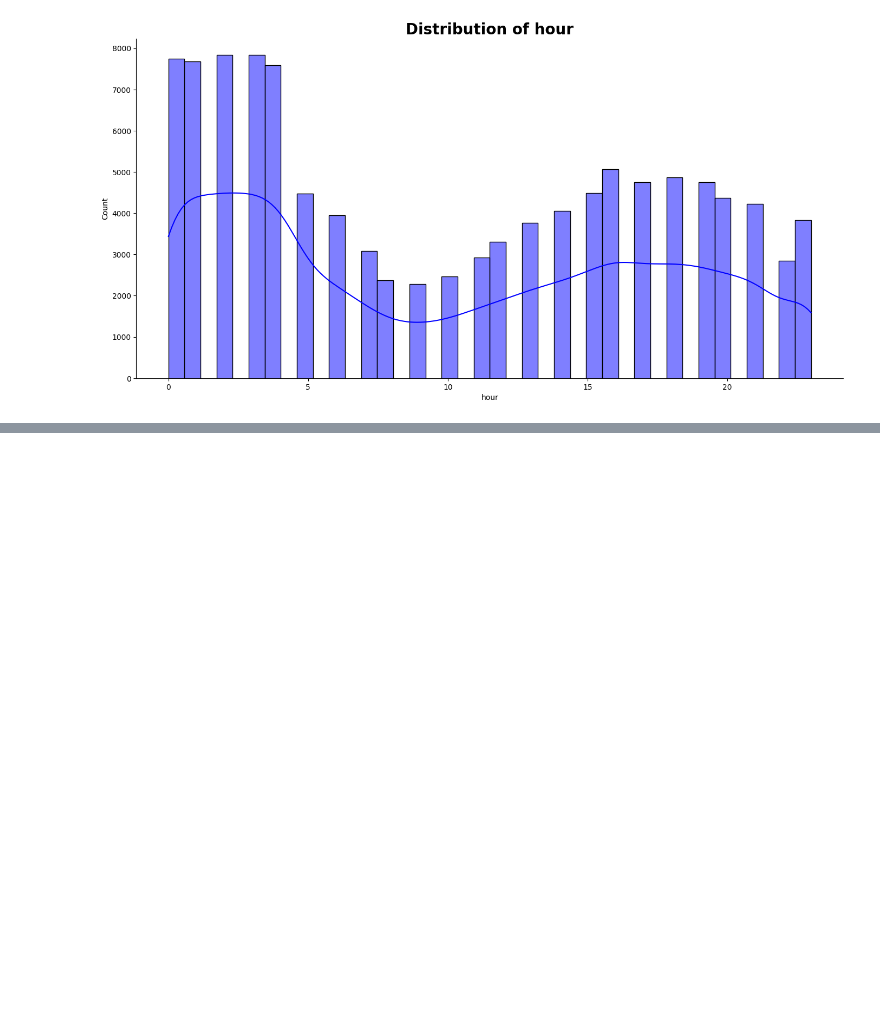
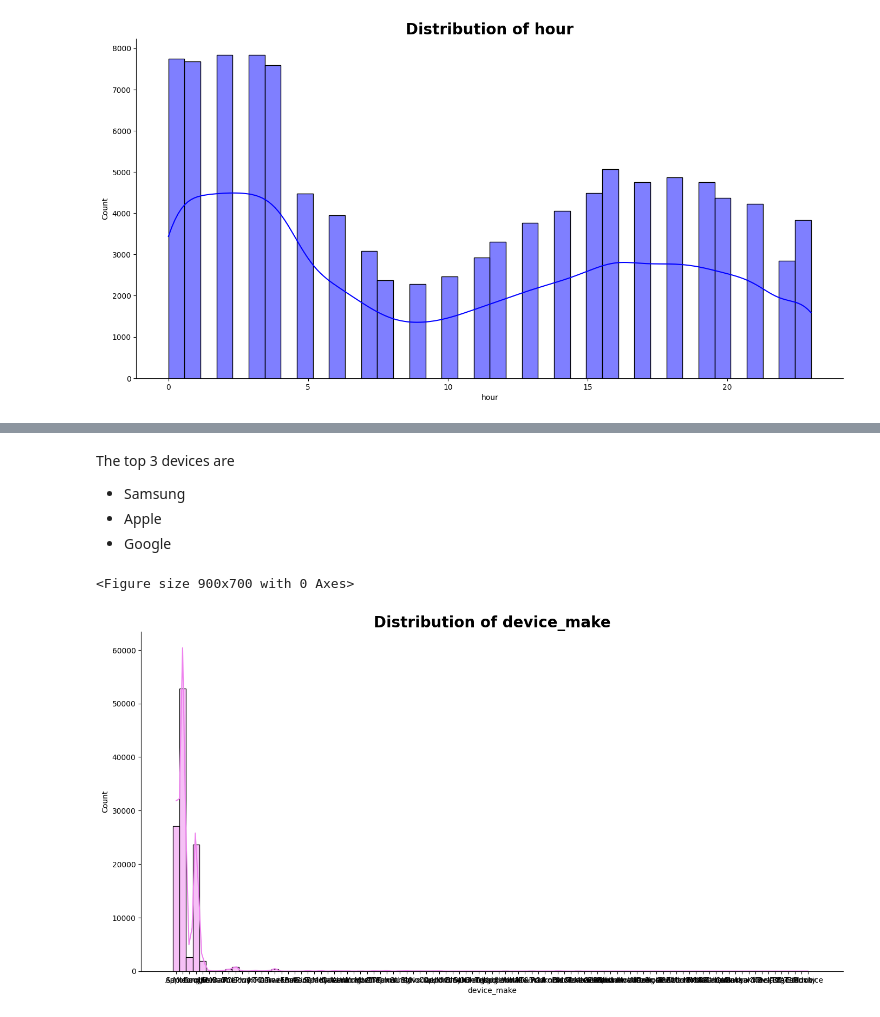
Before and after one commit to nahomHmichael/abtest-mlops, a Jupyter notebook: notebooks/Task3_new_data_AB_test.ipynb, the cells around one changed output, grey strips where cells are left out. Drawn from its saved outputs; the diff is of its cells as text; code cells hidden in the pictures; blank space fills up the shorter version.

```diff
--- a/notebooks/Task3_new_data_AB_test.ipynb
+++ b/notebooks/Task3_new_data_AB_test.ipynb
@@ -235,0 +252,10 @@ fig = Plots.plot_hist(response,'hour','blue')
+# %% [markdown]
+The top 3 devices are
+* Samsung
+* Apple
+* Google
+# %%
+fig = Plots.plot_hist(response,'device_make','violet')
+# %% [output]
+<Figure size 900x700 with 0 Axes>
+[figure, added]
```
Also changed, not shown: parts of 5 cells of this notebook.
